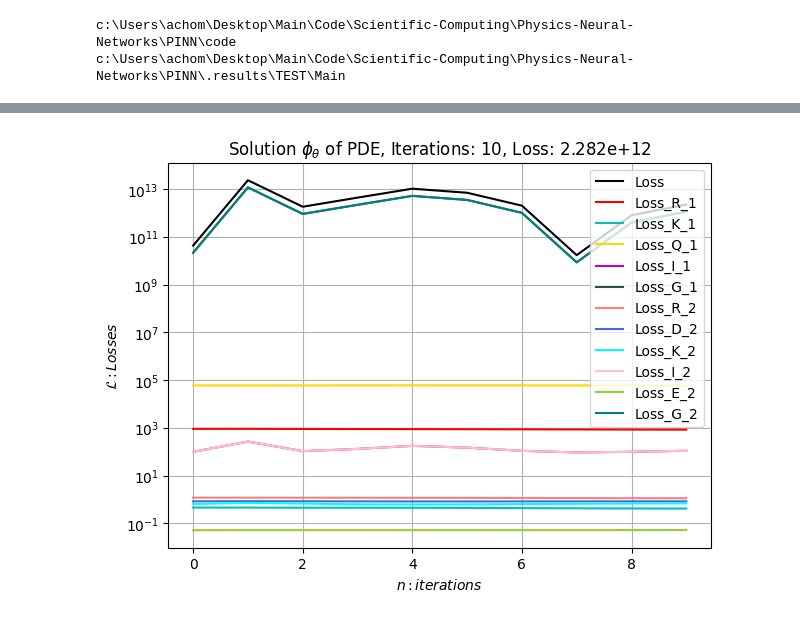
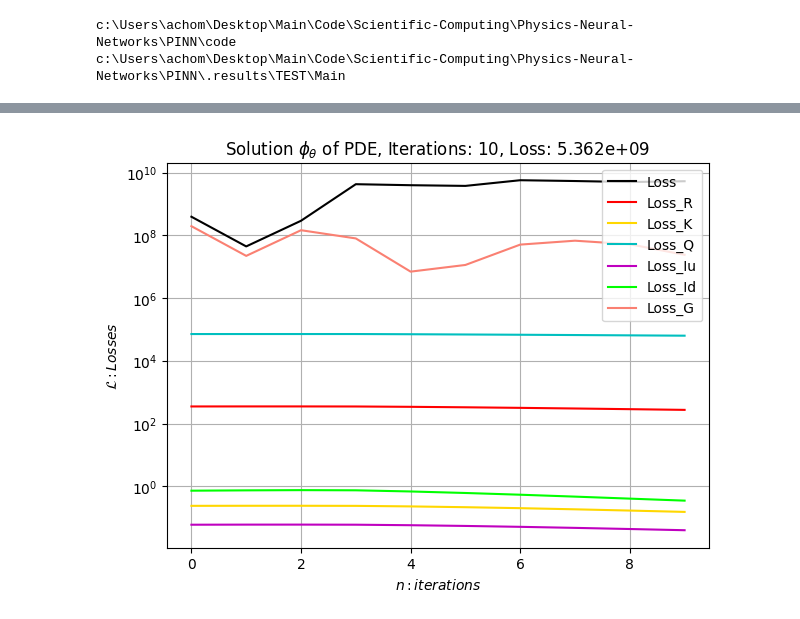
Before and after one commit to MartinAchondo/XPPBE, a Jupyter notebook: code/Post/post_dev.ipynb, the cells around one changed output, grey strips where cells are left out. Drawn from its saved outputs; the diff is of its cells as text; code cells hidden in the pictures.

```diff
--- a/code/Post/post_dev.ipynb
+++ b/code/Post/post_dev.ipynb
@@ -79,6 +79,6 @@ Post.plot_meshes_3D()
 Post.plot_interface_3D('phi')
 Post.plot_interface_3D('dphi')
 # %%
-Post.plot_loss_history()
+Post.plot_loss_history(domain=0)
 # %% [output]
-[figure, old version]
+[figure, new version]
```
Also changed, not shown: parts of 6 cells of this notebook, 9 other files.
